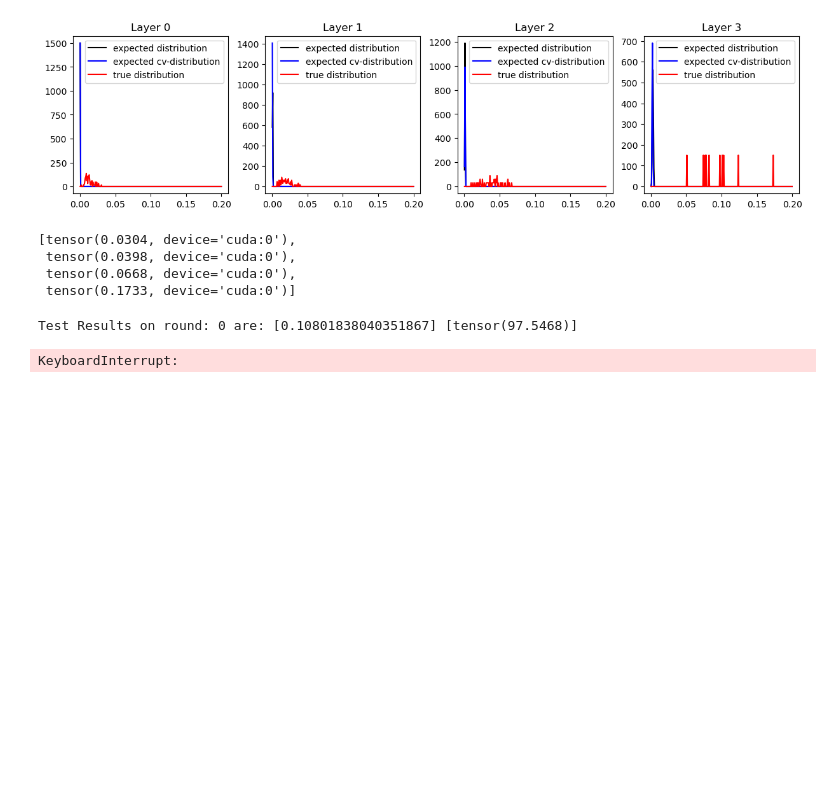
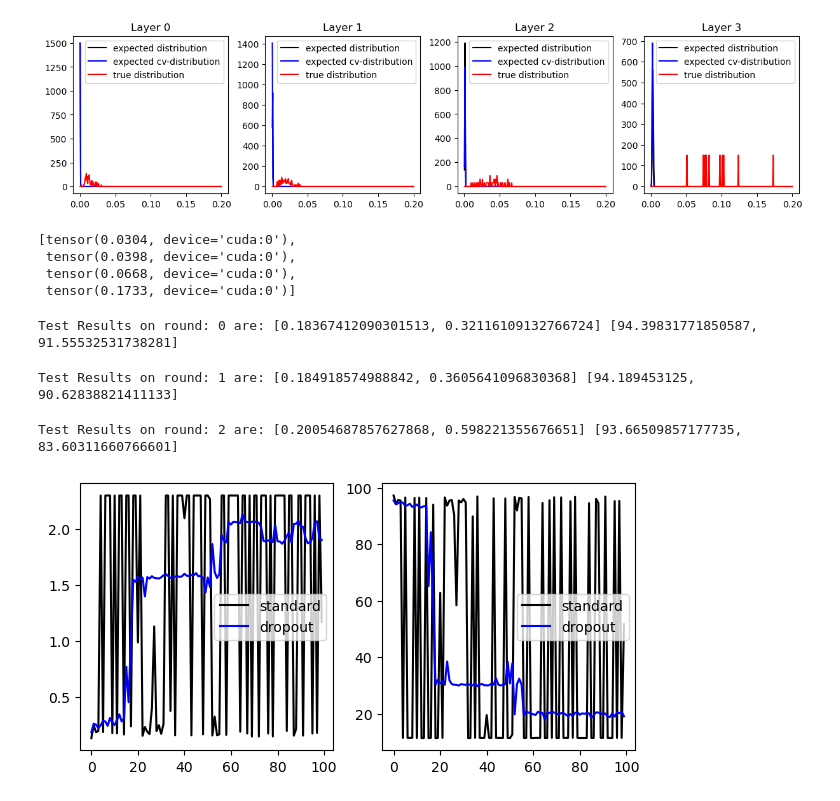
Before and after one commit to celiaberon/networkAlignmentAnalysis, a Jupyter notebook: testbook.ipynb, the cells around one changed output. Saved outputs shown, nothing was run; the diff lists cells and outputs as text; code cells hidden in the pictures; blank space fills up the shorter version.

```diff
--- a/testbook.ipynb
+++ b/testbook.ipynb
@@ -243,12 +243,18 @@ def add_permutation(dataset, num_pixels=784):
     dataset.extra_transform.append(perm)
     return dataset
 
-def do_permuted_round(nets, optimizers, dataset, train_epochs=10):
+def update_permutation(dataset, num_pixels=784):
+    perm = partial(permute, batch_dim=True, shuffle_idx=torch.randperm(num_pixels))
+    dataset.extra_transform[-1] = perm
+    return dataset
+
+def do_permuted_round(nets, optimizers, dataset, train_epochs=1, verbose=False):
     parameters = dict(
+        verbose=verbose,
         num_epochs=train_epochs,
         alignment=False,
     )
-    dataset = add_permutation(dataset)
+    dataset = update_permutation(dataset)
 
     # train and test
     train_results = train.train(nets, optimizers, dataset, **parameters)
@@ -269,6 +275,7 @@ loader_parameters = dict(
     shuffle=True,
 )
 dataset = get_dataset(dataset_name, build=True, transform_parameters=net, loader_parameters=loader_parameters, device=DEVICE)
+dataset = add_permutation(dataset)
 
 optimizer = torch.optim.Adam(net.parameters(), lr=1e-2, weight_decay=1e-5)
 optimizer_dropout = torch.optim.Adam(net_dropout.parameters(), lr=1e-2, weight_decay=1e-5)
@@ -278,19 +285,36 @@ optimizers = [optimizer, optimizer_dropout]
 
 
 num_rounds = 100
-train_epochs = 20
 
 train_loss = []
 train_accuracy = []
 test_loss = []
 test_accuracy = []
-for round in range(num_rounds):
-    c_train_res, c_test_res = do_permuted_round(nets, optimizers, dataset, train_epochs=train_epochs)
+for round in tqdm(range(num_rounds)):
+    c_train_res, c_test_res = do_permuted_round(nets, optimizers, dataset)
     train_loss.append(c_train_res['loss'])
     train_accuracy.append(c_train_res['accuracy'])
     test_loss.append(c_test_res['loss'])
     test_accuracy.append(c_test_res['accuracy'])
     print("Test Results on round:", round, "are:", c_test_res['loss'], c_test_res['accuracy'])
 # %% [output]
-Test Results on round: 0 are: [0.10801838040351867] [tensor(97.5468)]
+Test Results on round: 0 are: [0.18367412090301513, 0.32116109132766724] [94.39831771850587, 91.55532531738281]
-KeyboardInterrupt:
+Test Results on round: 1 are: [0.184918574988842, 0.3605641096830368] [94.189453125, 90.62838821411133]
+Test Results on round: 2 are: [0.20054687857627868, 0.598221355676651] [93.66509857177735, 83.60311660766601]
+# %%
+loss = torch.stack([torch.tensor(l) for l in test_loss])
+accuracy = torch.stack([torch.tensor(a) for a in test_accuracy])
+
+cols = 'kb'
+names = ['standard', 'dropout']
+
+fig, ax = plt.subplots(1, 2, figsize=(6, 3), layout='constrained')
+for ii in range(2):
+    ax[0].plot(range(100), loss[:, ii], c=cols[ii], label=names[ii])
+    ax[1].plot(range(100), accuracy[:, ii], c=cols[ii], label=names[ii])
+
+ax[0].legend(loc='best')
+ax[1].legend(loc='best')
+plt.show()
+# %% [output]
+[figure, added]
```
